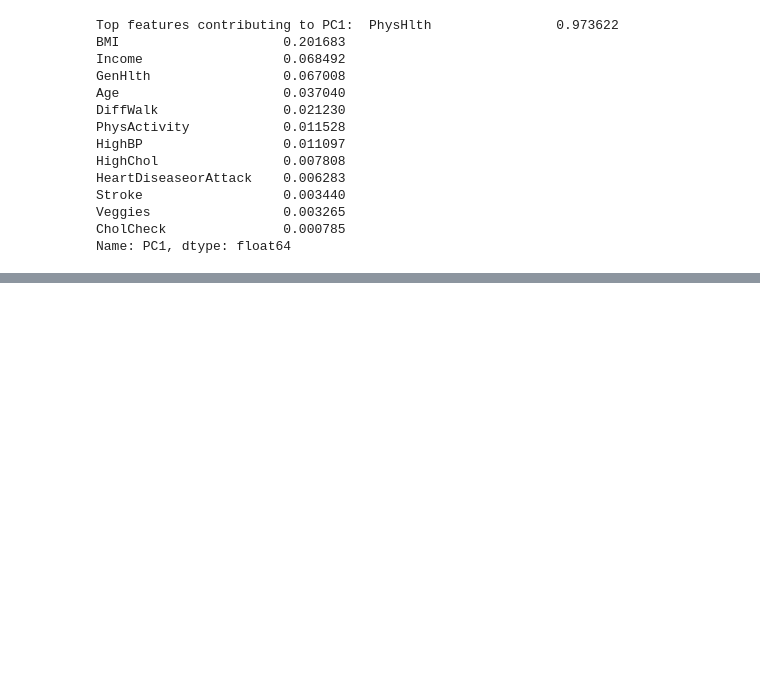
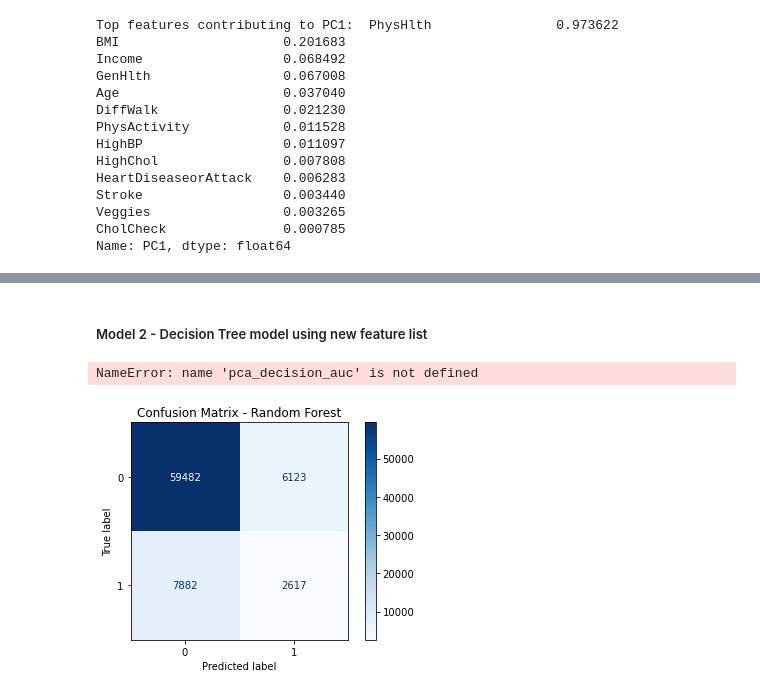
Before and after one commit to Kenzirey/ML-Assignment2, a Jupyter notebook: classification_train_evaluate.ipynb, the cells around one changed output, grey strips where cells are left out. Drawn from its saved outputs; the diff is of its cells as text; code cells hidden in the pictures; blank space fills up the shorter version.

```diff
--- a/classification_train_evaluate.ipynb
+++ b/classification_train_evaluate.ipynb
@@ -230,0 +296,24 @@ logistic_auc = auc(logistic_fpr, logistic_tpr)
+# %% [markdown]
+##### Model 2 - Decision Tree model using new feature list
+# %%
+# Decision Tree
+pca_decision_tree_model = DecisionTreeClassifier()
+pca_decision_tree_model.fit(X_train_pca_selected, y_train)
+pca_decision_tree_pred = pca_decision_tree_model.predict(X_test_pca_selected)
+pca_decision_tree_prob = pca_decision_tree_model.predict_proba(X_test_pca_selected)[:, 1]
+pca_decision_tree_cm = confusion_matrix(y_test, pca_decision_tree_pred)
+pca_decision_tree_fpr, pca_decision_tree_tpr, _ = roc_curve(y_test, pca_decision_tree_prob)
+pca_decision_tree_auc = auc(pca_decision_tree_fpr, pca_decision_tree_tpr)
+# %%
+# Getting the numerical value of the AUC for the Decision Model Model.
+print(f"Decision Tree AUC: {pca_decision_auc}")
+# %% [output]
+NameError: name 'pca_decision_auc' is not defined
+# %%
+# Confusion Matrix for Random Forest
+conf_matrix = confusion_matrix(y_test, pca_decision_tree_pred)
+ConfusionMatrixDisplay(conf_matrix).plot(cmap="Blues")
+plt.title("Confusion Matrix - Random Forest")
+plt.show()
+# %% [output]
+[figure, added]
```
Also changed, not shown: parts of 22 cells of this notebook.
